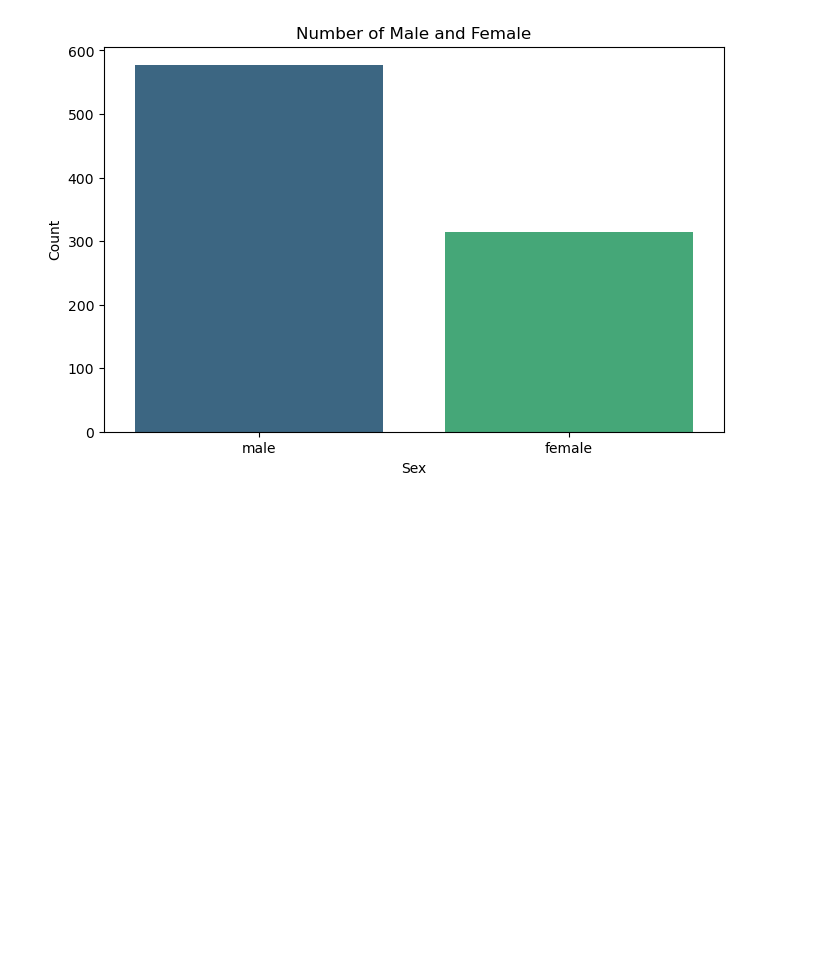
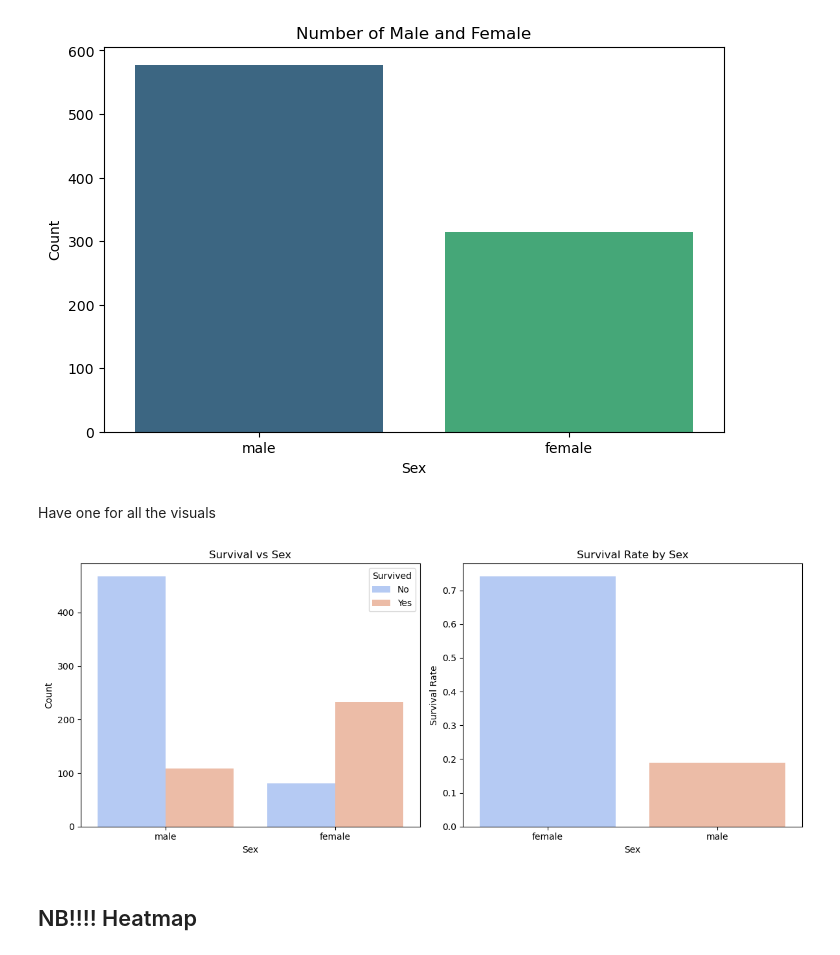
Before and after one commit to johannesmakgetha/Titanic---Machine-Learning-from-Disaster, a Jupyter notebook: notebook.ipynb, the cells around one changed output. Saved outputs shown, nothing was run; the diff lists cells and outputs as text; code cells hidden in the pictures; blank space fills up the shorter version.

```diff
--- a/notebook.ipynb
+++ b/notebook.ipynb
@@ -318,3 +318,31 @@ plt.ylabel("Count")
 plt.show()
 # %% [output]
 [figure]
+# %% [markdown]
+Have one for all the visuals
+# %%
+plt.figure(figsize=(12, 5))
+
+
+plt.subplot(1, 2, 1)
+sns.countplot(x='Sex', hue='Survived', data=data_cleaned, palette='coolwarm')
+plt.title("Survival vs Sex")
+plt.xlabel("Sex")
+plt.ylabel("Count")
+plt.legend(title="Survived", labels=["No", "Yes"])
+
+
+plt.subplot(1, 2, 2)
+survival_rate = data_cleaned.groupby("Sex")["Survived"].mean()
+sns.barplot(x=survival_rate.index, y=survival_rate.values, hue=survival_rate.index, palette='coolwarm', legend=False)
+plt.title("Survival Rate by Sex")
+plt.xlabel("Sex")
+plt.ylabel("Survival Rate")
+
+plt.tight_layout()
+plt.show()
+# %% [output]
+[figure, added]
+# %% [markdown]
+NB!!!! Heatmap
+---
```
